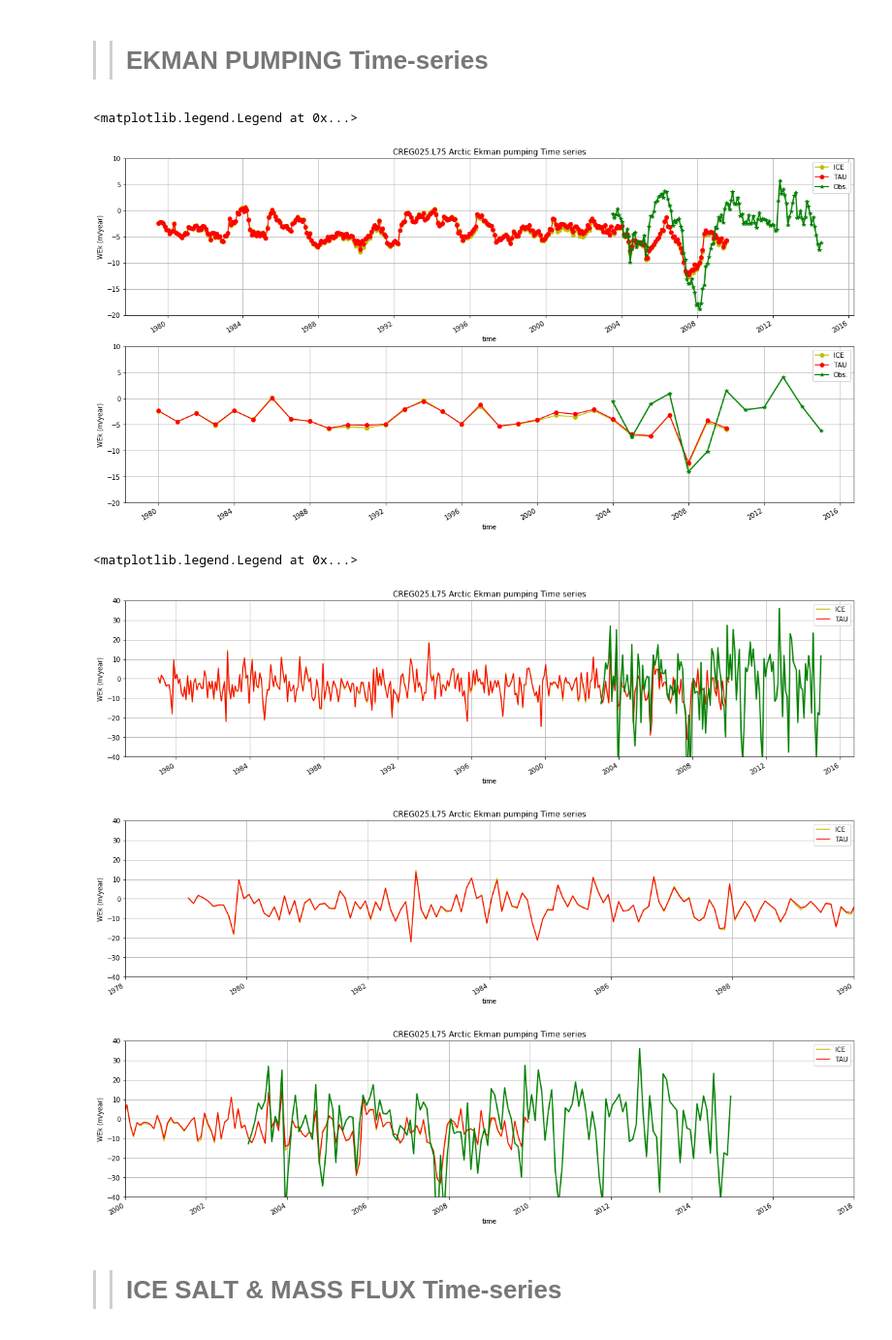
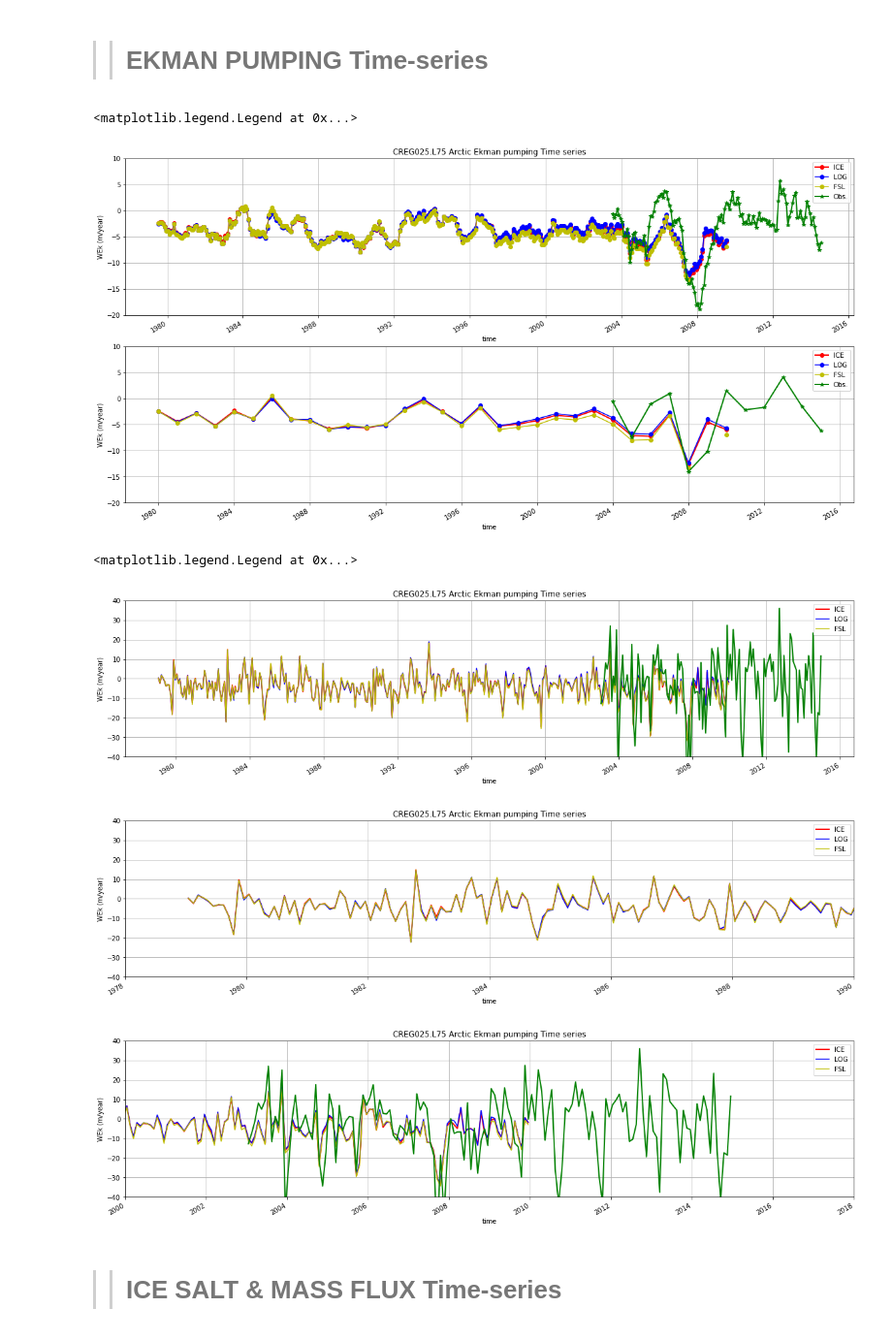
Before and after one commit to ctalandi/TOOLS, a Jupyter notebook: OTHERS/CREG025.L75_TiSeCmp_monitoring_RAT-YES.ipynb, the cells around one changed output. Shown at 97% size. Cells and saved outputs as stored; diff of their text form; code cells hidden in the pictures.

```diff
--- a/OTHERS/CREG025.L75_TiSeCmp_monitoring_RAT-YES.ipynb
+++ b/OTHERS/CREG025.L75_TiSeCmp_monitoring_RAT-YES.ipynb
@@ -198,6 +198,18 @@ filein="CREG025.L75-NEMO420TAU_ICEFWCWEK-LGTS_y1979LASTy.nc"
 
 Tise_NEMO420TAU=xr.open_dataset(DATAP+filein)
 Time_NEMO420TAU=pd.date_range(start='1979-01',end='2009-12',freq='1MS')+ pd.DateOffset(days=14)
+# %%
+DATAP="/home/datawork-lops-drakkarcom/SIMULATION-OUTPUTS/FREDY/CONFIGS/CREG025.L75/CREG025.L75-NEMO420-MEAN/MONARC/INTQUANT/NCDF-CREG025.L75/CREG025.L75-NEMO420LOG/"
+filein="CREG025.L75-NEMO420LOG_ICEFWCWEK-LGTS_y1979LASTy.nc"
+
+Tise_NEMO420LOG=xr.open_dataset(DATAP+filein)
+Time_NEMO420LOG=pd.date_range(start='1979-01',end='2009-12',freq='1MS')+ pd.DateOffset(days=14)
+# %%
+DATAP="/home/datawork-lops-drakkarcom/SIMULATION-OUTPUTS/FREDY/CONFIGS/CREG025.L75/CREG025.L75-NEMO420-MEAN/MONARC/INTQUANT/NCDF-CREG025.L75/CREG025.L75-NEMO420FSL/"
+filein="CREG025.L75-NEMO420FSL_ICEFWCWEK-LGTS_y1979LASTy.nc"
+
+Tise_NEMO420FSL=xr.open_dataset(DATAP+filein)
+Time_NEMO420FSL=pd.date_range(start='1979-01',end='2009-12',freq='1MS')+ pd.DateOffset(days=14)
 # %% [markdown]
 >> ## ICE TiSe plot
 # %%
@@ -574,8 +598,9 @@ plt.subplot(311)
 #ds_out['Tise_NEMO420RIP'].rolling(Time_NEMO420RIP=12,center=True).mean().plot(marker='o',label='RIP',color='r')
 #ds_out['Tise_NEMO420BLP'].rolling(Time_NEMO420BLP=12,center=True).mean().plot(marker='o',label='BLP',color='y')
 #ds_out['Tise_NEMO420ASH'].rolling(Time_NEMO420ASH=12,center=True).mean().plot(marker='o',label='ASH',color='r')
-ds_out['Tise_NEMO420ICE'].rolling(Time_NEMO420ICE=12,center=True).mean().plot(marker='o',label='ICE',color='y')
-ds_out['Tise_NEMO420TAU'].rolling(Time_NEMO420TAU=12,center=True).mean().plot(marker='o',label='TAU',color='r')
+ds_out['Tise_NEMO420ICE'].rolling(Time_NEMO420ICE=12,center=True).mean().plot(marker='o',label='ICE',color='r',linewidth=2)
+ds_out['Tise_NEMO420LOG'].rolling(Time_NEMO420LOG=12,center=True).mean().plot(marker='o',label='LOG',color='b')
+ds_out['Tise_NEMO420FSL'].rolling(Time_NEMO420FSL=12,center=True).mean().plot(marker='o',label='FSL',color='y')
 
 ds_obsEkm['weMooringMonth'].rolling(time=12,center=True).mean().plot(marker='*',color='g',linewidth=2,label='Obs.')
 
@@ -603,8 +628,9 @@ plt.subplot(312)
 #ds_out['Tise_NEMO420RIP'].resample(Time_NEMO420RIP='1Y').mean().plot(marker='o',label='RIP',color='r')
 #ds_out['Tise_NEMO420BLP'].resample(Time_NEMO420BLP='1Y').mean().plot(marker='o',label='BLP',color='y')
 #ds_out['Tise_NEMO420ASH'].resample(Time_NEMO420ASH='1Y').mean().plot(marker='o',label='ASH',color='r')
-ds_out['Tise_NEMO420ICE'].resample(Time_NEMO420ICE='1Y').mean().plot(marker='o',label='ICE',color='y')
-ds_out['Tise_NEMO420TAU'].resample(Time_NEMO420TAU='1Y').mean().plot(marker='o',label='TAU',color='r')
+ds_out['Tise_NEMO420ICE'].resample(Time_NEMO420ICE='1Y').mean().plot(marker='o',label='ICE',color='r',linewidth=2)
+ds_out['Tise_NEMO420LOG'].resample(Time_NEMO420LOG='1Y').mean().plot(marker='o',label='LOG',color='b')
+ds_out['Tise_NEMO420FSL'].resample(Time_NEMO420FSL='1Y').mean().plot(marker='o',label='FSL',color='y')
 
 ds_obsEkm['weMooringMonth'].resample(time='1Y').mean().plot(marker='*',color='g',linewidth=2,label='Obs.')
 
@@ -614,7 +640,7 @@ plt.grid(True)
 plt.legend()
 # %% [output]
 <matplotlib.legend.Legend at 0x...>
-[figure, old version]
+[figure, new version]
 # %%
 year_min=1978
 year_max=2018
@@ -637,8 +663,9 @@ plt.subplot(311)
 #plt.plot(Time_NEMO420RIP,Tise_NEMO420RIP['LongTS_WEkm'],color='r',label='RIP')
 #plt.plot(Time_NEMO420BLP,Tise_NEMO420BLP['LongTS_WEkm'],color='y',label='BLP')
 #plt.plot(Time_NEMO420ASH,Tise_NEMO420ASH['LongTS_WEkm'],color='r',label='ASH')
-plt.plot(Time_NEMO420ICE,Tise_NEMO420ICE['LongTS_WEkm'],color='y',label='ICE')
-plt.plot(Time_NEMO420TAU,Tise_NEMO420TAU['LongTS_WEkm'],color='r',label='TAU')
+plt.plot(Time_NEMO420ICE,Tise_NEMO420ICE['LongTS_WEkm'],color='r',label='ICE',linewidth=2)
+plt.plot(Time_NEMO420LOG,Tise_NEMO420LOG['LongTS_WEkm'],color='b',label='LOG')
+plt.plot(Time_NEMO420FSL,Tise_NEMO420FSL['LongTS_WEkm'],color='y',label='FSL')
 
 ds_obsEkm.weMooringMonth.plot(color='g',linewidth=2)
 #plt.xlim([year_min,year_max])
@@ -670,8 +697,9 @@ plt.subplot(312)
 #plt.plot(Time_NEMO420RIP,Tise_NEMO420RIP['LongTS_WEkm'],color='r',label='RIP')
 #plt.plot(Time_NEMO420BLP,Tise_NEMO420BLP['LongTS_WEkm'],color='y',label='BLP')
 #plt.plot(Time_NEMO420ASH,Tise_NEMO420ASH['LongTS_WEkm'],color='r',label='ASH')
-plt.plot(Time_NEMO420ICE,Tise_NEMO420ICE['LongTS_WEkm'],color='y',label='ICE')
-plt.plot(Time_NEMO420TAU,Tise_NEMO420TAU['LongTS_WEkm'],color='r',label='TAU')
+plt.plot(Time_NEMO420ICE,Tise_NEMO420ICE['LongTS_WEkm'],color='r',label='ICE',linewidth=2)
+plt.plot(Time_NEMO420LOG,Tise_NEMO420LOG['LongTS_WEkm'],color='b',label='LOG')
+plt.plot(Time_NEMO420FSL,Tise_NEMO420FSL['LongTS_WEkm'],color='y',label='FSL')
 
 ds_obsEkm.weMooringMonth.plot(color='g',linewidth=2)
 plt.xlim([str(year_min),str(year_max)])
@@ -686,38 +714,39 @@ year_min=2000
 year_max=2018
 plt.figure(figsize=(20,15))
 plt.subplot(313)
 #plt.plot(Time_era01,Tise_era01['LongTS_WEkm'],color='r',label='NEMO3.6')
 #plt.plot(Time_era01LAS,Tise_era01LAS['LongTS_WEkm'],color='y',label='NEMO4.0.5')
 #plt.plot(Time_NEMO420,Tise_NEMO420['LongTS_WEkm'],color='b',label='NEMO4.2.0')
 #plt.plot(Time_NEMO420IRW,Tise_NEMO420IRW['LongTS_WEkm'],color=cmap[3],label='IRW')
 #plt.plot(Time_NEMO420PCA,Tise_NEMO420PCA['LongTS_WEkm'],color=cmap[3],label='PCA')
 #plt.plot(Time_NEMO420OPA,Tise_NEMO420OPA['LongTS_WEkm'],color=cmap[3],label='OPA')
 #plt.plot(Time_NEMO420CIO,Tise_NEMO420CIO['LongTS_WEkm'],color='grey',label='CIO')
 #plt.plot(Time_NEMO420DRG,Tise_NEMO420DRG['LongTS_WEkm'],color='grey',label='DRG')
 #plt.plot(Time_NEMO420RAT,Tise_NEMO420RAT['LongTS_WEkm'],color='grey',label='RAT')
 #plt.plot(Time_NEMO420PSA,Tise_NEMO420PSA['LongTS_WEkm'],color='grey',label='PSA')
 #plt.plot(Time_NEMO420LAN,Tise_NEMO420LAN['LongTS_WEkm'],color=cmap[8],label='LAN')
 #plt.plot(Time_NEMO420REY,Tise_NEMO420REY['LongTS_WEkm'],color='purple',label='REY')
 #plt.plot(Time_NEMO420QUA,Tise_NEMO420QUA['LongTS_WEkm'],color=cmap[8],label='QUA')
 #plt.plot(Time_NEMO420YES,Tise_NEMO420YES['LongTS_WEkm'],color=cmap[3],label='YES')
 #plt.plot(Time_NEMO420RIP,Tise_NEMO420RIP['LongTS_WEkm'],color='r',label='RIP')
 #plt.plot(Time_NEMO420BLP,Tise_NEMO420BLP['LongTS_WEkm'],color='y',label='BLP')
 #plt.plot(Time_NEMO420ASH,Tise_NEMO420ASH['LongTS_WEkm'],color='r',label='ASH')
-plt.plot(Time_NEMO420ICE,Tise_NEMO420ICE['LongTS_WEkm'],color='y',label='ICE')
-plt.plot(Time_NEMO420TAU,Tise_NEMO420TAU['LongTS_WEkm'],color='r',label='TAU')
+plt.plot(Time_NEMO420ICE,Tise_NEMO420ICE['LongTS_WEkm'],color='r',label='ICE',linewidth=2)
+plt.plot(Time_NEMO420LOG,Tise_NEMO420LOG['LongTS_WEkm'],color='b',label='LOG')
+plt.plot(Time_NEMO420FSL,Tise_NEMO420FSL['LongTS_WEkm'],color='y',label='FSL')
 
 ds_obsEkm.weMooringMonth.plot(color='g',linewidth=2)
 plt.xlim([str(year_min),str(year_max)])
 plt.ylim([-40,40])
 plt.title('CREG025.L75 Arctic Ekman pumping Time series')
 plt.ylabel('WEk (m/year)')
 plt.grid(True)
 plt.legend()
 # %% [output]
 <matplotlib.legend.Legend at 0x...>
-[figure, old version]
+[figure, new version]
-[figure, old version]
+[figure, new version]
-[figure, old version]
+[figure, new version]
 # %% [markdown]
 >> # ICE SALT & MASS FLUX Time-series
 # %%
```
Also changed, not shown: parts of 10 cells of this notebook.
